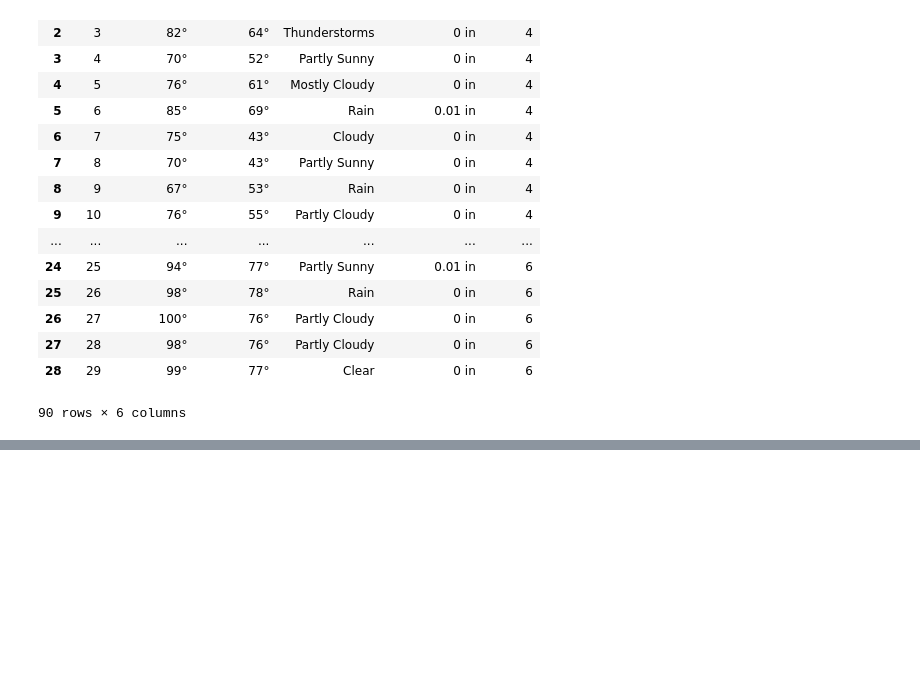
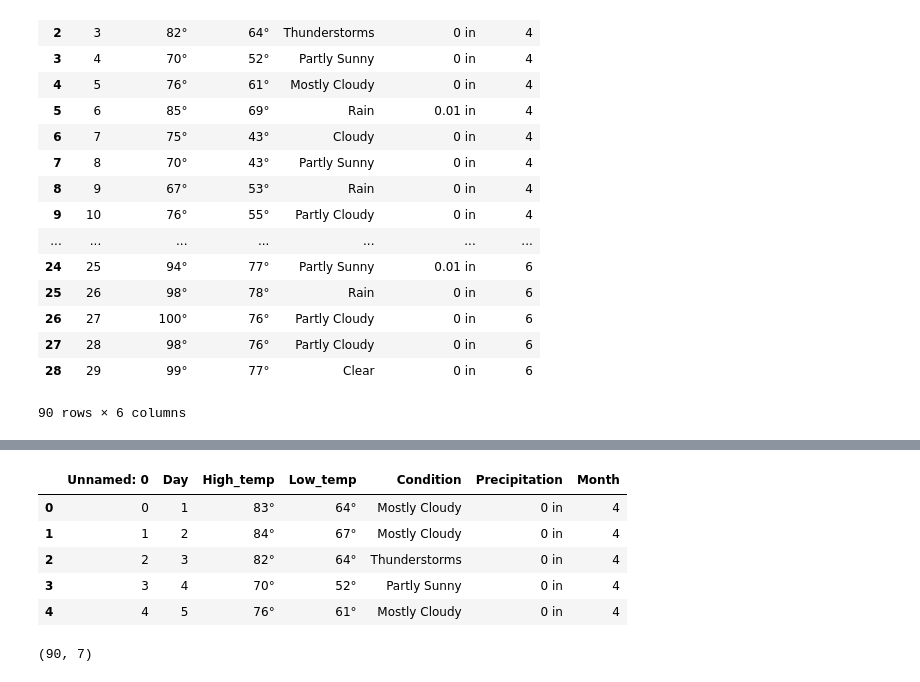
Before and after one commit to georgebendele/etl_project, a Jupyter notebook: project2.ipynb, the cells around one changed output, grey strips where cells are left out. Cells and saved outputs as stored; diff of their text form; code cells hidden in the pictures; blank space fills up the shorter version.

```diff
--- a/project2.ipynb
+++ b/project2.ipynb
@@ -158,0 +191,15 @@ df.to_csv(r'Path where you want to store the exported CSV file\File Name.csv')
+# %%
+# Load the weather data
+df_weather = pd.read_csv("data/weather_data.csv")
+df_weather.head()
+# %% [output]
+|  | Unnamed: 0 | Day | High_temp | Low_temp | Condition | Precipitation | Month |
+| 0 | 0 | 1 | 83° | 64° | Mostly Cloudy | 0 in | 4 |
+| 1 | 1 | 2 | 84° | 67° | Mostly Cloudy | 0 in | 4 |
+| 2 | 2 | 3 | 82° | 64° | Thunderstorms | 0 in | 4 |
+| 3 | 3 | 4 | 70° | 52° | Partly Sunny | 0 in | 4 |
+| 4 | 4 | 5 | 76° | 61° | Mostly Cloudy | 0 in | 4 |
+# %%
+df_weather.shape
+# %% [output]
+(90, 7)
```
Also changed, not shown: parts of 13 cells of this notebook, 4 other files.
